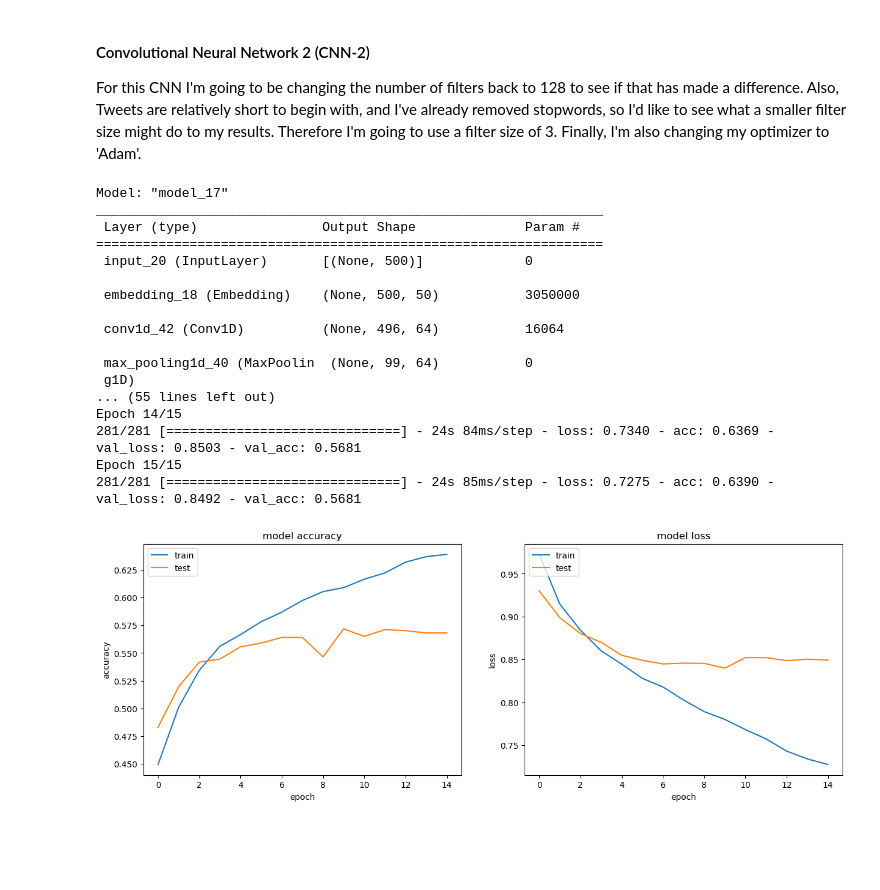
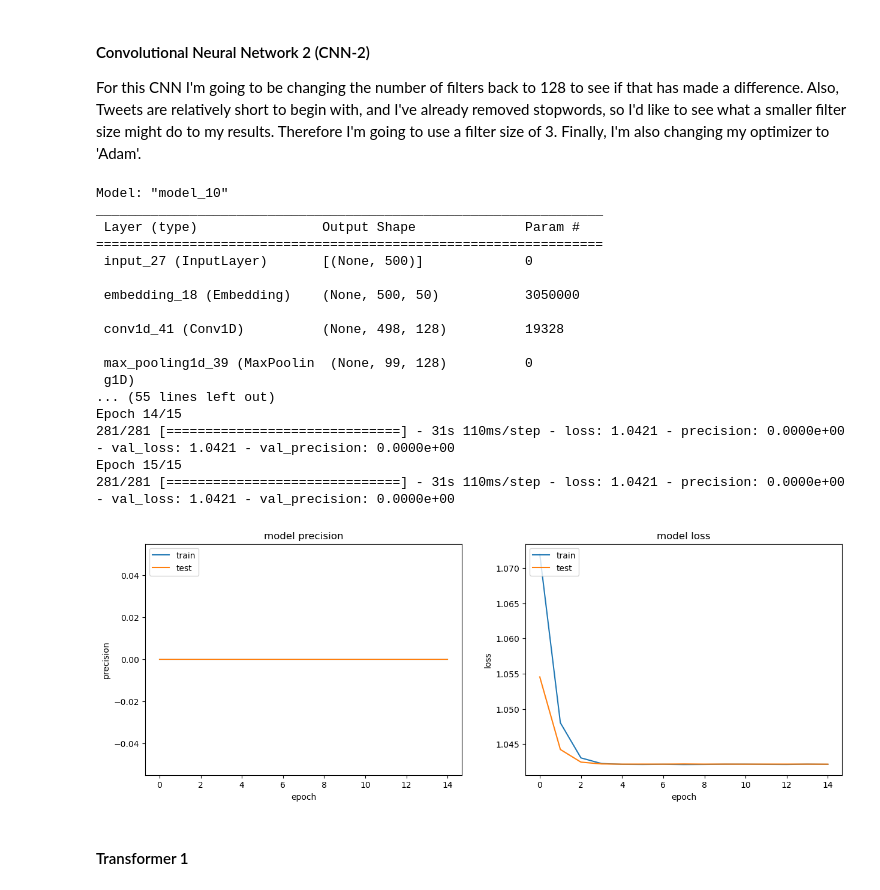
Before and after one commit to cphchip/cs7324_code, a Jupyter notebook: Lab 7/Henderson_48996654_Lab_7.ipynb, the cells around one changed output. Cells and saved outputs as stored; diff of their text form; code cells hidden in the pictures; blank space fills up the shorter version.

```diff
--- a/Lab 7/Henderson_48996654_Lab_7.ipynb
+++ b/Lab 7/Henderson_48996654_Lab_7.ipynb
@@ -581,0 +575,5 @@ plt.show()
+# %%
+tmp = model_cnn_1.fit(X_train, y_train_ohe,
+                validation_data=(X_test, y_test_ohe),
+               epochs=20, batch_size=128)
+cnn1_histories.append(tmp)
@@ -621,67 +669,69 @@ x = Dense(128, activation='relu',
 preds = Dense(NUM_CLASSES, activation='softmax',
               kernel_initializer='glorot_uniform')(x)
 
-model = Model(sequence_input, preds)
+model_cnn_2 = Model(sequence_input, preds)
 
 # if representing as OHE, use categorical_crossentropy
 # if representing the class as an integer, use sparse_categorical_crossentropy
-model.compile(loss='categorical_crossentropy',
+model_cnn_2.compile(loss='categorical_crossentropy',
               optimizer='adam',
-              metrics=['acc'])
+              metrics=['Precision'])
 
 print(model.summary())
 
-histories = []
-tmp = model.fit(X_train, y_train_ohe, validation_data=(X_test, y_test_ohe),
+cnn2_histories = []
+tmp = model_cnn_2.fit(X_train, y_train_ohe, validation_data=(X_test, y_test_ohe),
           epochs=15, batch_size=128)
-histories.append(tmp)
+cnn2_histories.append(tmp)
 # %% [output]
-Model: "model_17"
+Model: "model_10"
 _________________________________________________________________
  Layer (type)                Output Shape              Param #
 =================================================================
- input_20 (InputLayer)       [(None, 500)]             0
+ input_27 (InputLayer)       [(None, 500)]             0
 
  embedding_18 (Embedding)    (None, 500, 50)           3050000
 
- conv1d_42 (Conv1D)          (None, 496, 64)           16064
+ conv1d_41 (Conv1D)          (None, 498, 128)          19328
 
- max_pooling1d_40 (MaxPoolin  (None, 99, 64)           0
+ max_pooling1d_39 (MaxPoolin  (None, 99, 128)          0
  g1D)
 ... (55 lines left out)
 Epoch 14/15
-281/281 [==============================] - 24s 84ms/step - loss: 0.7340 - acc: 0.6369 - val_loss: 0.8503 - val_acc: 0.5681
+281/281 [==============================] - 31s 110ms/step - loss: 1.0421 - precision: 0.0000e+00 - val_loss: 1.0421 - val_precision: 0.0000e+00
 Epoch 15/15
-281/281 [==============================] - 24s 85ms/step - loss: 0.7275 - acc: 0.6390 - val_loss: 0.8492 - val_acc: 0.5681
+281/281 [==============================] - 31s 110ms/step - loss: 1.0421 - precision: 0.0000e+00 - val_loss: 1.0421 - val_precision: 0.0000e+00
 # %%
 
-from sklearn import metrics as mt
-from matplotlib import pyplot as plt
+# from sklearn import metrics as mt
+# from matplotlib import pyplot as plt
 %matplotlib inline
 
 # combine all the history from training together
 combined = dict()
-for key in ['acc','val_acc','loss','val_loss']:
-    combined[key] = np.hstack([x.history[key] for x in histories])
+for key in ['precision','val_precision','loss','val_loss']:
+    combined[key] = np.hstack([x.history[key] for x in cnn2_histories])
 
-# summarize history for accuracy
+# summarize history for precision
 plt.figure(figsize=(15,5))
 plt.subplot(121)
-plt.plot(combined['acc'])
-plt.plot(combined['val_acc'])
-plt.title('model accuracy')
-plt.ylabel('accuracy')
+plt.plot(combined['precision'])
+plt.plot(combined['val_precision'])
+plt.title('model precision')
+plt.ylabel('precision')
 plt.xlabel('epoch')
 plt.legend(['train', 'test'], loc='upper left')
 
 # summarize history for loss
 plt.subplot(122)
 plt.plot(combined['loss'])
 plt.plot(combined['val_loss'])
 plt.title('model loss')
 plt.ylabel('loss')
 plt.xlabel('epoch')
 plt.legend(['train', 'test'], loc='upper left')
 plt.show()
 # %% [output]
-[figure, old version]
+[figure, new version]
+# %% [markdown]
+#### Transformer 1
```
Also changed, not shown: parts of 21 cells of this notebook.
